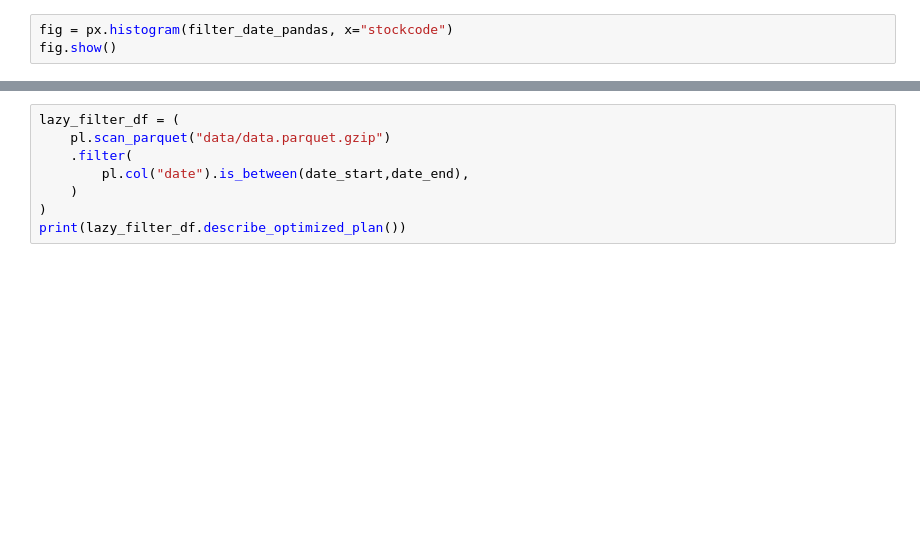
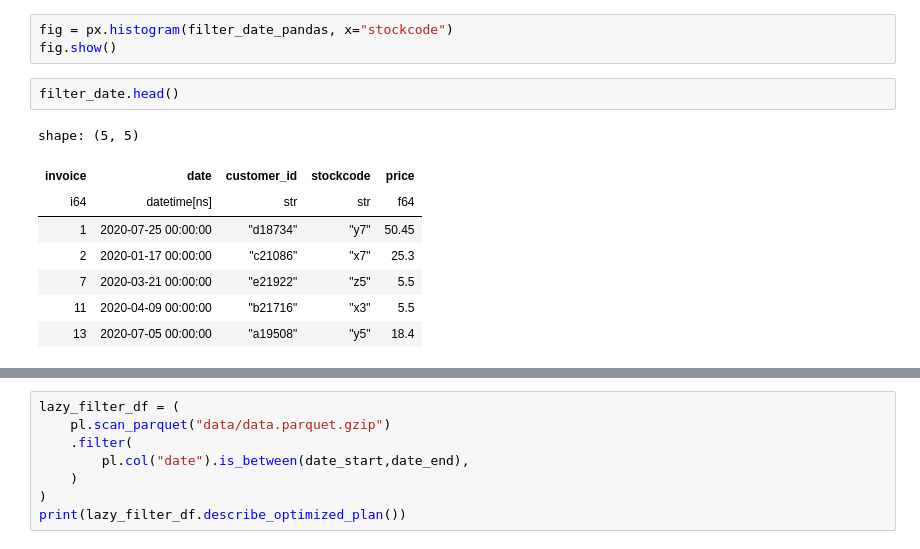
Before and after one commit to oecorrechag/Home-functions, a Jupyter notebook: polars/polars_practica.ipynb, the cells around one changed output, grey strips where cells are left out. Saved outputs shown, nothing was run; the diff lists cells and outputs as text; blank space fills up the shorter version.

```diff
--- a/polars/polars_practica.ipynb
+++ b/polars/polars_practica.ipynb
@@ -136,3 +136,14 @@ print(type(filter_date_pandas))
 # %%
 fig = px.histogram(filter_date_pandas, x="stockcode")
 fig.show()
+# %%
+filter_date.head()
+# %% [output]
+shape: (5, 5)
+| invoice | date | customer_id | stockcode | price |
+| i64 | datetime[ns] | str | str | f64 |
+| 1 | 2020-07-25 00:00:00 | "d18734" | "y7" | 50.45 |
+| 2 | 2020-01-17 00:00:00 | "c21086" | "x7" | 25.3 |
+| 7 | 2020-03-21 00:00:00 | "e21922" | "z5" | 5.5 |
+| 11 | 2020-04-09 00:00:00 | "b21716" | "x3" | 5.5 |
+| 13 | 2020-07-05 00:00:00 | "a19508" | "y5" | 18.4 |
```
Also changed, not shown: parts of 6 cells of this notebook.
